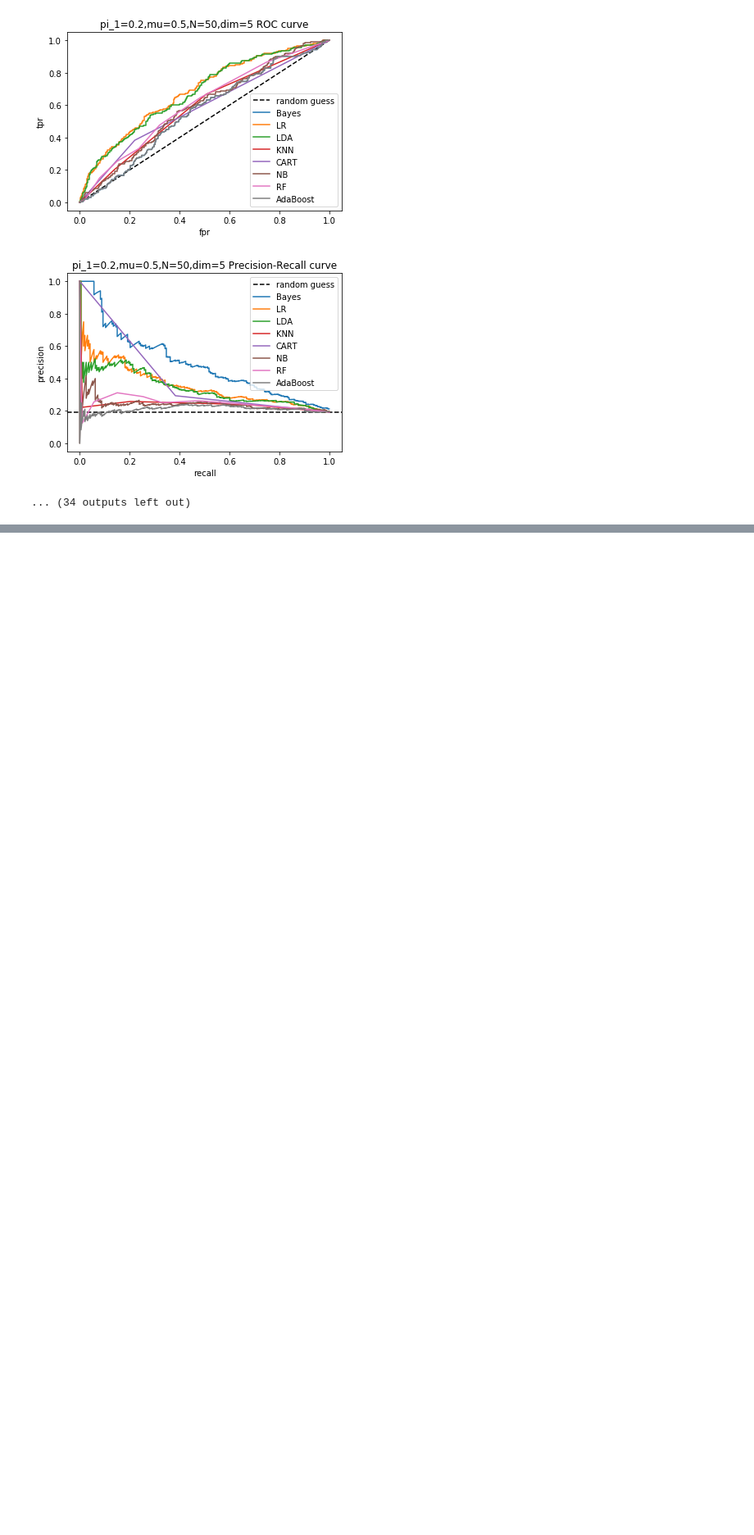
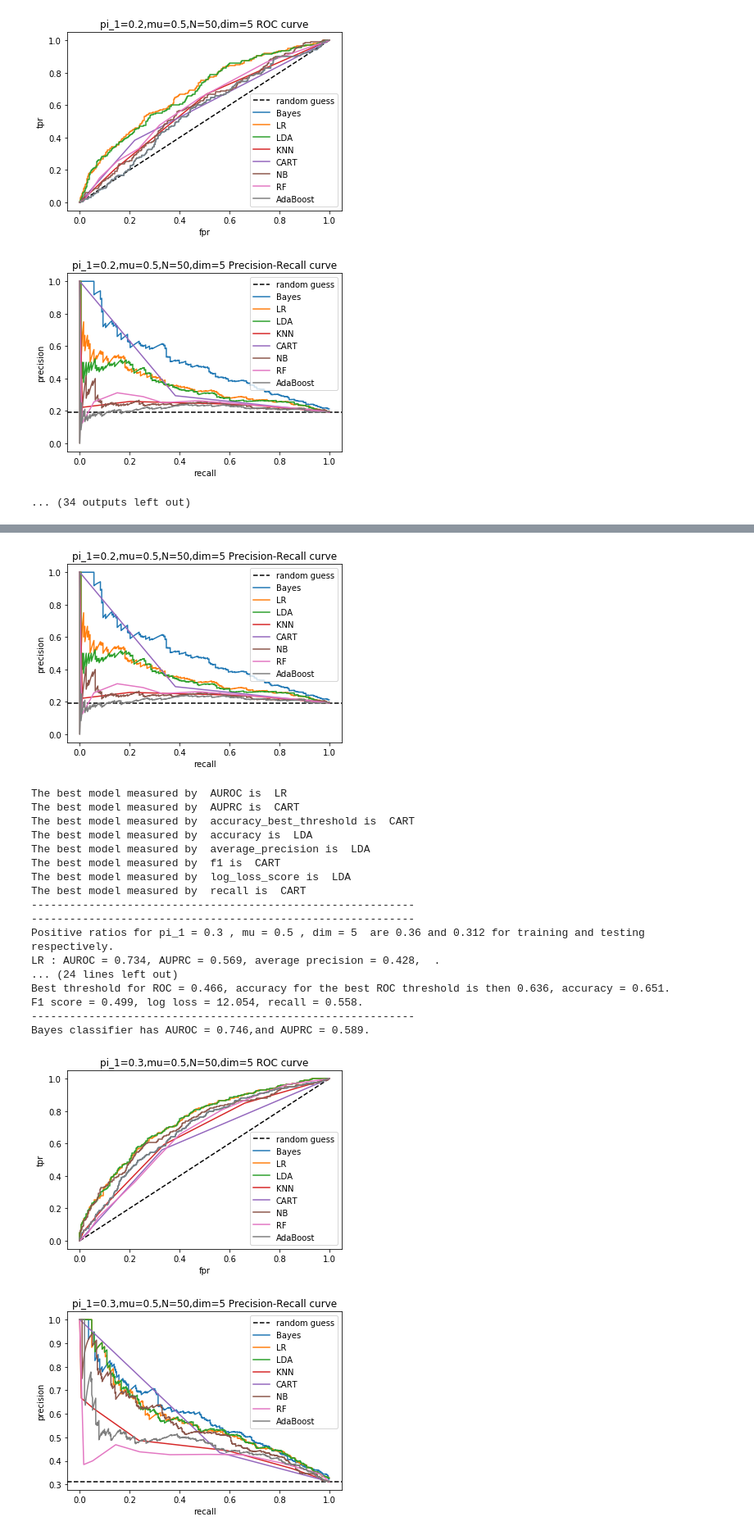
Before and after one commit to SherylHYX/AUROC-vs-AUPRC, a Jupyter notebook: Simulations by Sheryl/simulations_Sheryl_20200124.ipynb, the cells around one changed output, grey strips where cells are left out. Shown at 82% size. Saved outputs shown, nothing was run; the diff lists cells and outputs as text; code cells hidden in the pictures; blank space fills up the shorter version.

Commit message:
updated simulation

```diff
--- a/Simulations by Sheryl/simulations_Sheryl_20200124.ipynb
+++ b/Simulations by Sheryl/simulations_Sheryl_20200124.ipynb
@@ -391,3 +391,8 @@ Bayes classifier has AUROC = 0.763,and AUPRC = 0.491.
 [figure]
 [figure]
 ... (34 outputs left out)
+# %%
+for pi_1 in [0.1,0.2,0.3,0.4,0.5]:
+    for N_train in [50]:
+        simulation_results(pi_1, mu = 0.5, dim = 5, N = N_train, N_test = 1000)
+# %% [output]
@@ -393,0 +436,20 @@ Bayes classifier has AUROC = 0.763,and AUPRC = 0.491.
+[figure, added]
+The best model measured by  AUROC is  LR
+The best model measured by  AUPRC is  CART
+The best model measured by  accuracy_best_threshold is  CART
+The best model measured by  accuracy is  LDA
+The best model measured by  average_precision is  LDA
+The best model measured by  f1 is  CART
+The best model measured by  log_loss_score is  LDA
+The best model measured by  recall is  CART
+------------------------------------------------------------
+------------------------------------------------------------
+Positive ratios for pi_1 = 0.3 , mu = 0.5 , dim = 5  are 0.36 and 0.312 for training and testing respectively.
+LR : AUROC = 0.734, AUPRC = 0.569, average precision = 0.428,  .
+... (24 lines left out)
+Best threshold for ROC = 0.466, accuracy for the best ROC threshold is then 0.636, accuracy = 0.651.
+F1 score = 0.499, log loss = 12.054, recall = 0.558.
+------------------------------------------------------------
+Bayes classifier has AUROC = 0.746,and AUPRC = 0.589.
+[figure, added]
+[figure, added]
```
Also changed, not shown: parts of 1 cell of this notebook.
